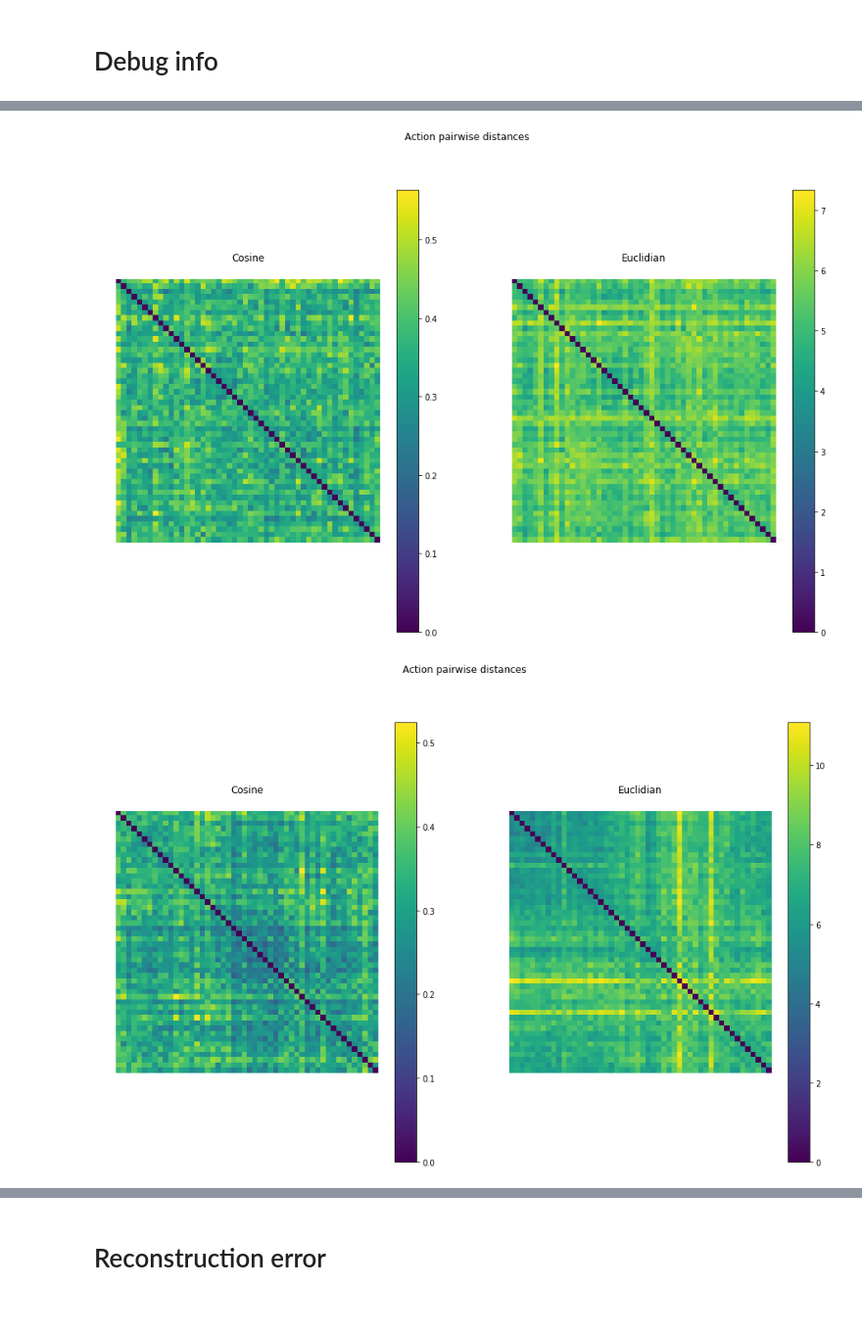
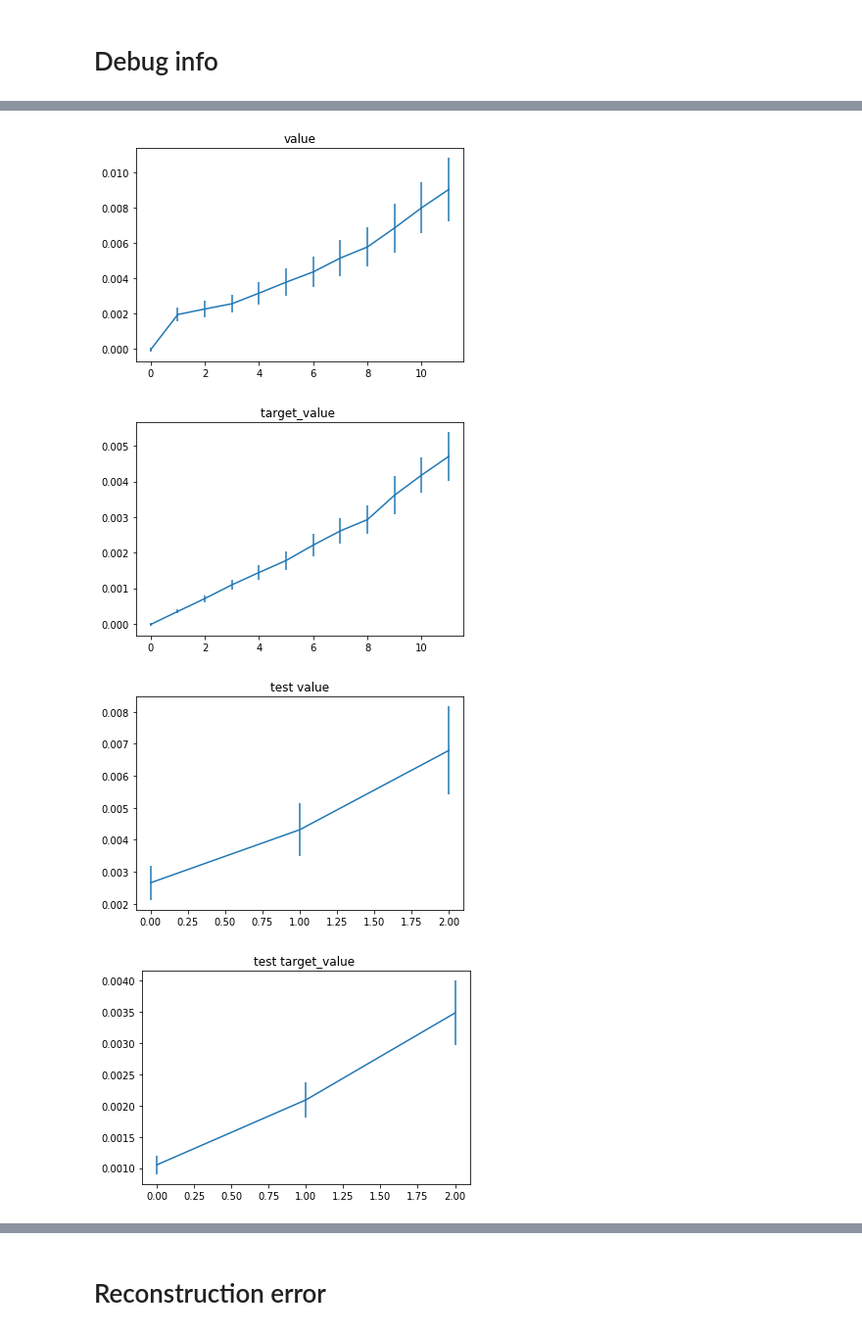
Before and after one commit to awarebayes/RecNN, a Jupyter notebook: examples/1. Vanilla RL/2. DDPG.ipynb, the cells around one changed output, grey strips where cells are left out. Shown at 98% size. Cells and saved outputs as stored; diff of their text form; code cells hidden in the pictures.

```diff
--- a/examples/1. Vanilla RL/2. DDPG.ipynb
+++ b/examples/1. Vanilla RL/2. DDPG.ipynb
@@ -248,7 +223,7 @@ value_optimizer = recnn.optim.RAdam(value_net.parameters(),
 policy_optimizer = recnn.optim.RAdam(policy_net.parameters(),
                                lr=params['value_lr'], weight_decay=1e-2)
 
-debug_dict = {'error': {}, 'obj': {}, 'mat': {}}
+debugger = recnn.Debugger()
 # %%
 value_losses = []
 policy_losses = []
@@ -325,8 +287,7 @@ for key, error in debug_dict['error'].items():
-# %%
-recnn.plot.embed_show(debug_dict['mat']['next_action'][:50])
-# %% [output]
-[figure, removed]
-# %%
-recnn.plot.embed_show(debug_dict['mat']['test next_action'][:50])
-# %% [output]
-[figure, removed]
+# %%
+debugger.err_plot()
+# %% [output]
+[figure, added]
+[figure, added]
+[figure, added]
+[figure, added]
```
Also changed, not shown: parts of 10 cells of this notebook, 9 other files.
